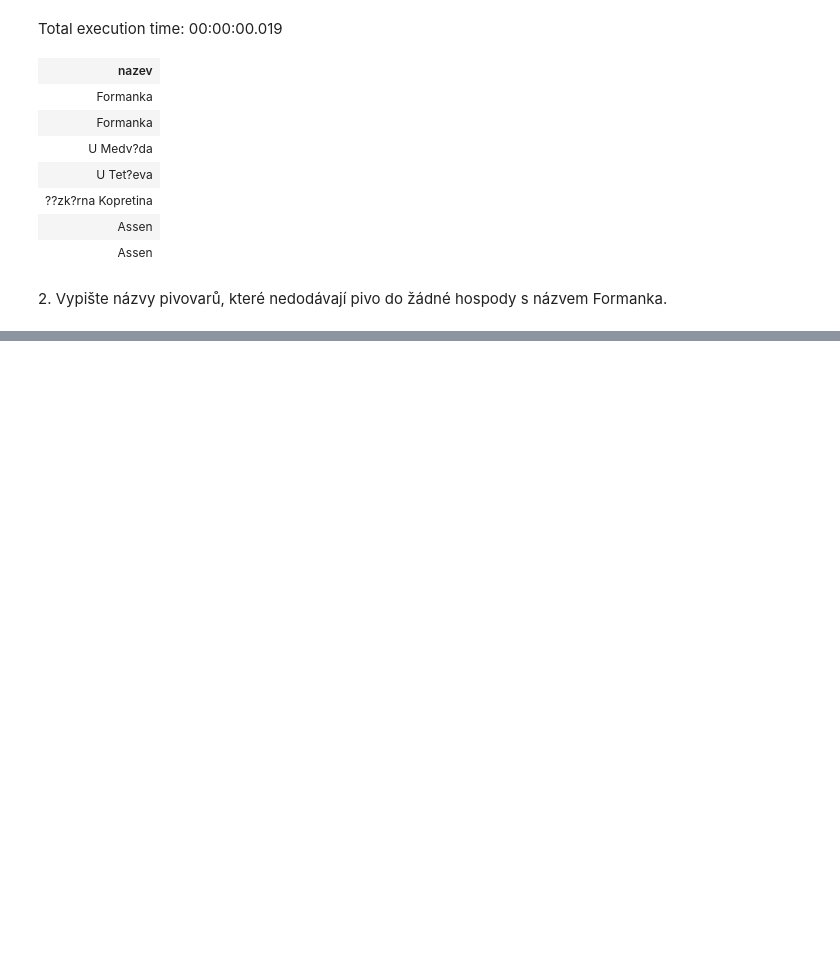
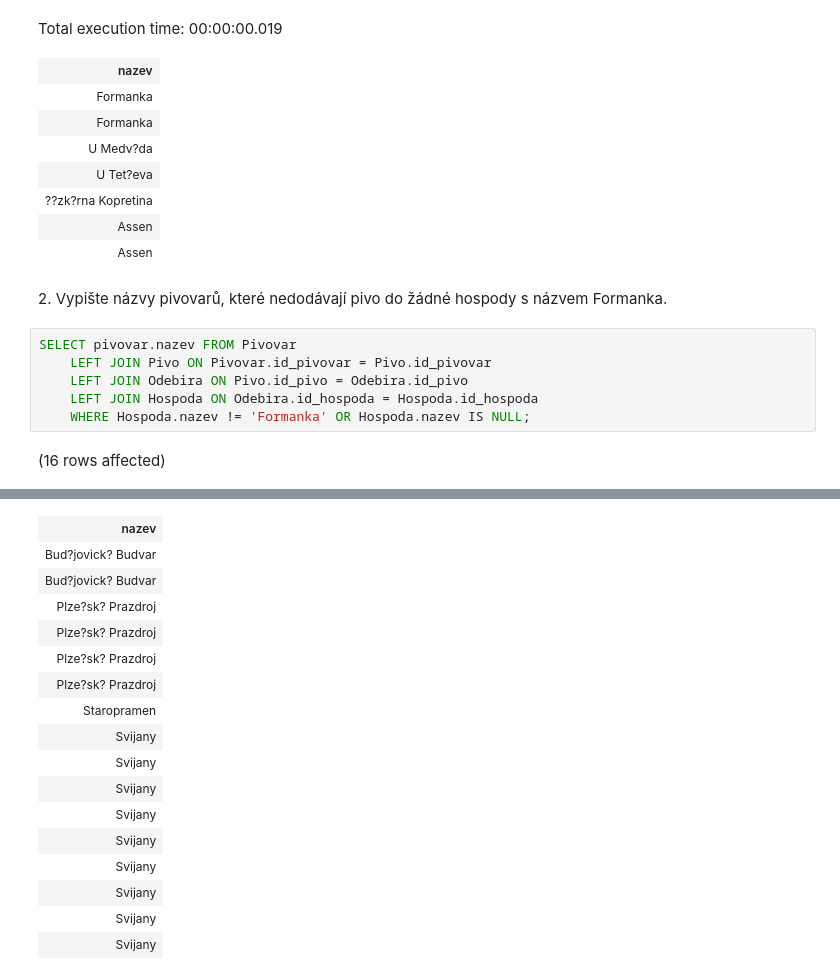
Before and after one commit to TUL-IT-2020/RDB-Rizeni_databazi, a Jupyter notebook: cviceni/pivovary/Pivo.ipynb, the cells around one changed output, grey strips where cells are left out. Saved outputs shown, nothing was run; the diff lists cells and outputs as text; blank space fills up the shorter version.

```diff
--- a/cviceni/pivovary/Pivo.ipynb
+++ b/cviceni/pivovary/Pivo.ipynb
@@ -125,3 +125,11 @@ Total execution time: 00:00:00.019
 | Assen |
 # %% [markdown]
 2\. Vypište názvy pivovarů, které nedodávají pivo do žádné hospody s názvem Formanka.
+# %%
+SELECT pivovar.nazev FROM Pivovar
+    LEFT JOIN Pivo ON Pivovar.id_pivovar = Pivo.id_pivovar
+    LEFT JOIN Odebira ON Pivo.id_pivo = Odebira.id_pivo
+    LEFT JOIN Hospoda ON Odebira.id_hospoda = Hospoda.id_hospoda
+    WHERE Hospoda.nazev != 'Formanka' OR Hospoda.nazev IS NULL;
+# %% [output]
+(16 rows affected)
@@ -127,0 +137,17 @@ Total execution time: 00:00:00.019
+| nazev |
+| Bud?jovick? Budvar |
+| Bud?jovick? Budvar |
+| Plze?sk? Prazdroj |
+| Plze?sk? Prazdroj |
+| Plze?sk? Prazdroj |
+| Plze?sk? Prazdroj |
+| Staropramen |
+| Svijany |
+| Svijany |
+| Svijany |
+| Svijany |
+| Svijany |
+| Svijany |
+| Svijany |
+| Svijany |
+| Svijany |
```
Also changed, not shown: parts of 1 cell of this notebook.
